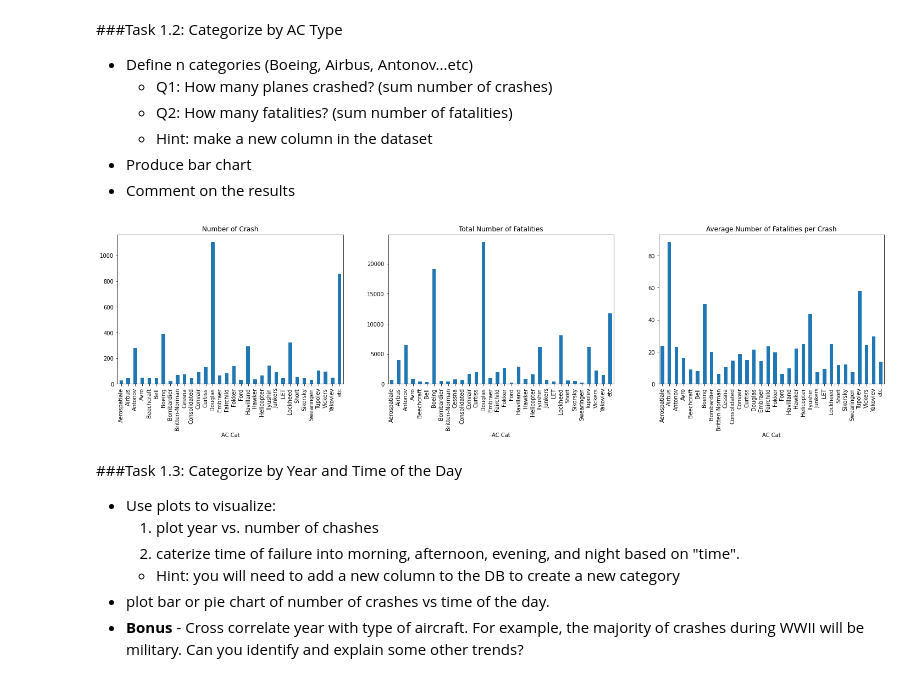
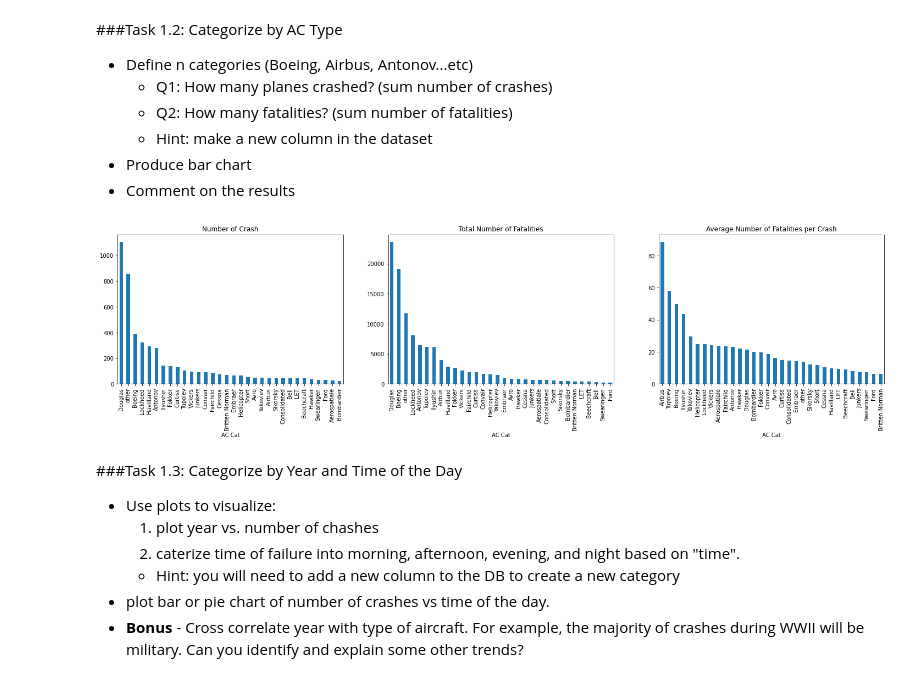
Before and after one commit to women-in-ai-ireland/May-2022-WaiXCollins-Airplane-Crash-Investigation, a Jupyter notebook: WAI_Crash_Investigation_PEDRAM.ipynb, the cells around one changed output. Drawn from its saved outputs; the diff is of its cells as text; code cells hidden in the pictures.

```diff
--- a/WAI_Crash_Investigation_PEDRAM.ipynb
+++ b/WAI_Crash_Investigation_PEDRAM.ipynb
@@ -101,8 +134,9 @@ Name: Operator, Length: 2242, dtype: int64
 # Add code here
 import matplotlib.pyplot as plt
 
-df["AC Cat"] ="etc"
+df["AC Cat"] ="other"
 
+# categories with more than 25 instances
 AC_cats={"Fokker":["Fokker"],
          "Douglas":["Douglas"],
          "Boeing":["Boeing"],
@@ -117,40 +151,44 @@ AC_cats={"Fokker":["Fokker"],
          "Beechcraft":["Beechcraft"],
          "Tupolev":["Tupolev"],
          "Fairchild":["Fairchild"],
          "Vickers":["Vickers"],
          "Aerospatiale":["Aerospatiale"],
          "Avro":["Avro"],
          "Bell":["Bell"],
          "Cessna":["Cessna"],
          "Consolidated":["Consolidated"],
          "Convair":["Convair"],
          "Embraer":["Embraer","EMB"],
          "Ilyushin":["Ilyushin"],
          "Sikorsky":["Sikorsky"],
          "Britten-Norman":["Britten","Norman"],
          "Bombardier":["Bombardier","Canadair"],
          "Hawker":["Hawker"],
          "LET":["^let"],
          "Helicopter":["Helicopter"],
          "Short":["Short"],
          "Swearingen":["Swearingen"],
          }
 
 for ac_cat in AC_cats:
   filter=df["AC Type"].str.contains('|'.join(AC_cats[ac_cat]),case=False,regex=True,na=False)
-  # print(f"number of {ac_cat}: " , sum(filter==True))
   df.loc[filter, "AC Cat"] = ac_cat
 
-# df[df["AC Cat"]=='etc'][["AC Type","AC Cat"]]
-# df.to_csv('new.csv')
+# to find uncategorized operators - comment bellow line after setting up all categories
+# remainingdf=df[df["AC Cat"]=='other']
+# print(remainingdf["AC Type"].value_counts())
+# remainingdf.to_csv('remainingdf.csv')
+
+# to ignore uncategorized operators - but it overwrite the oroginal df. you may reload the entire dataset
+# df=df[df["AC Cat"]!='other']
 
 fig, axs = plt.subplots(1,3,figsize=(25, 5))
-df.groupby("AC Cat").size().plot(kind = "bar",ax=axs[0],title="Number of Crash")
-df.groupby("AC Cat")["Fatalities"].sum().plot(kind = "bar",ax=axs[1],title="Total Number of Fatalities")
-df.groupby("AC Cat")["Fatalities"].mean().plot(kind = "bar",ax=axs[2],title="Average Number of Fatalities per Crash")
+df.groupby("AC Cat").size().sort_values(ascending=False).plot(kind = "bar",ax=axs[0],title="Number of Crash")
+df.groupby("AC Cat")["Fatalities"].sum().sort_values(ascending=False).plot(kind = "bar",ax=axs[1],title="Total Number of Fatalities")
+df.groupby("AC Cat")["Fatalities"].mean().sort_values(ascending=False).plot(kind = "bar",ax=axs[2],title="Average Number of Fatalities per Crash")
 plt.show()
 # %% [output]
-[figure, old version]
+[figure, new version]
 # %% [markdown]
 ###Task 1.3: Categorize by Year and Time of the Day
 * Use plots to visualize:
```
Also changed, not shown: parts of 7 cells of this notebook.
